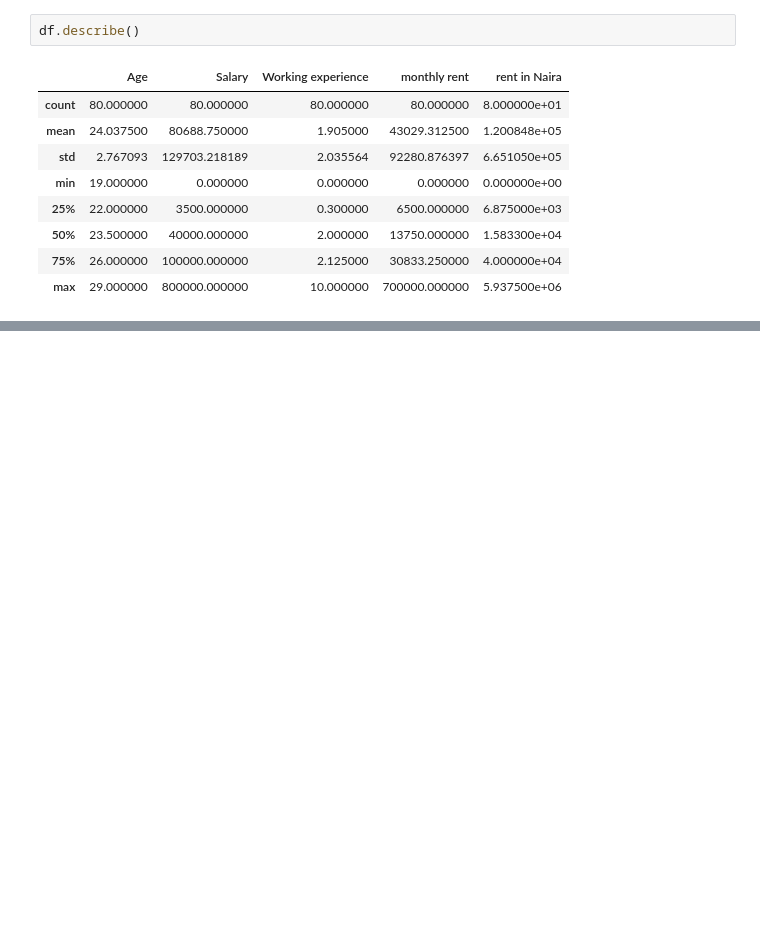
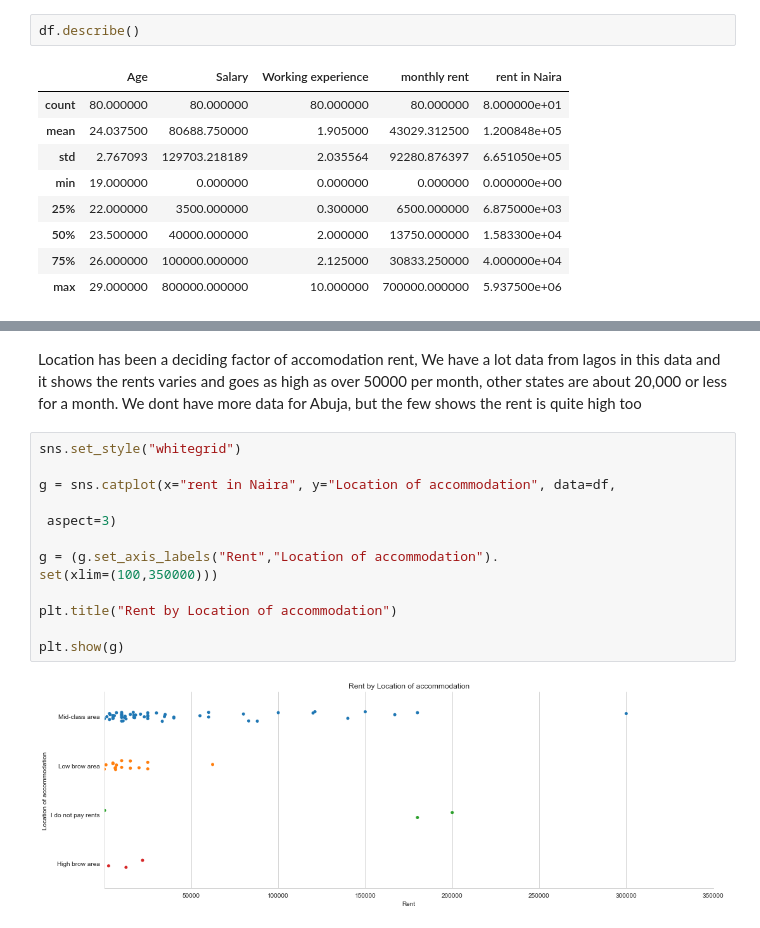
Before and after one commit to munnyraht/DS-ML-Initiative, a Jupyter notebook: Level 2/Intermediate/Accomodation.ipynb, the cells around one changed output, grey strips where cells are left out. Saved outputs shown, nothing was run; the diff lists cells and outputs as text; blank space fills up the shorter version.

```diff
--- a/Level 2/Intermediate/Accomodation.ipynb
+++ b/Level 2/Intermediate/Accomodation.ipynb
@@ -480,0 +491,17 @@ plt.show(g)
+# %% [markdown]
+Location has been a deciding factor of accomodation rent, We have a lot data from lagos in this data and it shows the rents varies and goes as high as over 50000 per month, other states are about 20,000 or less for a month. We dont have more data for Abuja, but the few shows the rent is quite high too
+# %%
+sns.set_style("whitegrid")
+
+g = sns.catplot(x="rent in Naira", y="Location of accommodation", data=df,
+
+ aspect=3)
+
+g = (g.set_axis_labels("Rent","Location of accommodation").
+set(xlim=(100,350000)))
+
+plt.title("Rent by Location of accommodation")
+
+plt.show(g)
+# %% [output]
+[figure, added]
```
Also changed, not shown: parts of 9 cells of this notebook.
